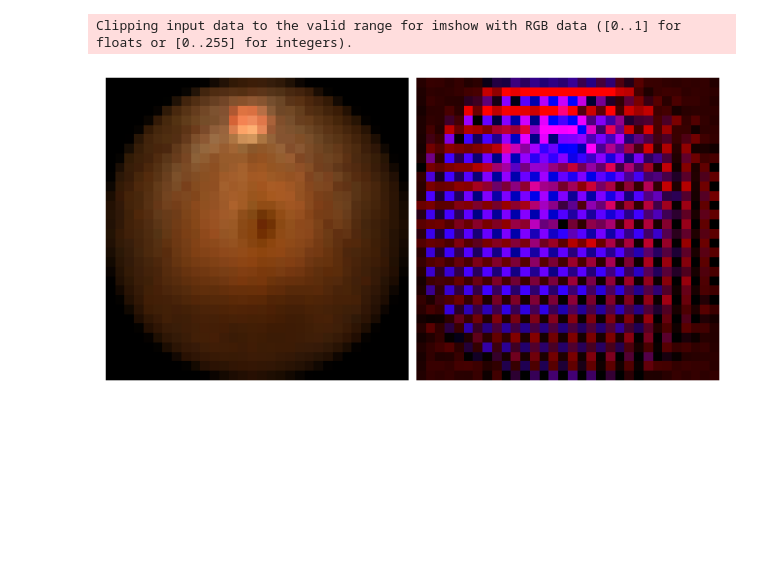
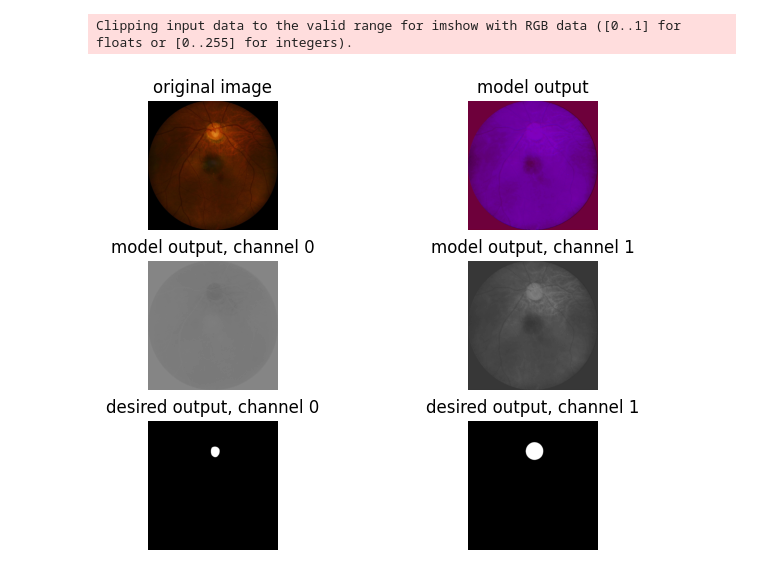
Before and after one commit to mo1333/anatomically_coherent_segmentation, a Jupyter notebook: evaluate.ipynb, the cells around one changed output. Saved outputs shown, nothing was run; the diff lists cells and outputs as text; code cells hidden in the pictures; blank space fills up the shorter version.

```diff
--- a/evaluate.ipynb
+++ b/evaluate.ipynb
@@ -31,24 +54,42 @@ train_dataloader = DataLoader(val_data, batch_size=config["batch_size"], shuffle
 # %%
-def plot_sample(sample):
-    fig, (img1, img2) = plt.subplots(1, 2, layout="constrained")
+def plot_model_output(sample):
+    fig, ((img1, img2), (img3, img4), (img5, img6)) = plt.subplots(3, 2, layout="constrained")
 
-    img1.imshow(sample[0].permute(1, 2, 0) / 255)
+    img1.set_title("original image")
+    img1.imshow(sample[0][0].permute(1, 2, 0) / 255)
     img1.set_axis_off()
 
-    disc_image = np.stack([np.array(sample[1][0, :, :]),
-                           np.zeros(shape=(sample[0].shape[1], sample[0].shape[2])),
-                           np.array(sample[1][1, :, :])])
+    disc_image = np.stack([np.array(sample[1][0]),
+                           np.zeros(shape=(sample[1].shape[1], sample[1].shape[2])),
+                           np.array(sample[1][1])])
 
+    img2.set_title("model output")
     img2.imshow(np.transpose(disc_image, (1, 2, 0)))
     img2.set_axis_off()
+
+    img3.set_title("model output, channel 0")
+    img3.imshow(sample[1][0]/255, cmap="gray")
+    img3.set_axis_off()
+
+    img4.set_title("model output, channel 1")
+    img4.imshow(sample[1][1]/255, cmap="gray")
+    img4.set_axis_off()
+
+    img5.set_title("desired output, channel 0")
+    img5.imshow(sample[2][0, 0]/255, cmap="gray")
+    img5.set_axis_off()
+
+    img6.set_title("desired output, channel 1")
+    img6.imshow(sample[2][0, 1]/255, cmap="gray")
+    img6.set_axis_off()
     plt.show()
 # %%
 model, _ = get_model(exp_path, model_config)
 # %%
 for batch in train_dataloader:
     new_images = model(batch[0])
-    plot_sample((batch[0][0], new_images[0].detach()))
+    plot_model_output((batch[0], new_images[0].detach(), batch[1]))
     break
 # %% [output]
 Clipping input data to the valid range for imshow with RGB data ([0..1] for floats or [0..255] for integers).
-[figure, old version]
+[figure, new version]
```
Also changed, not shown: parts of 2 cells of this notebook, 1 other file.
